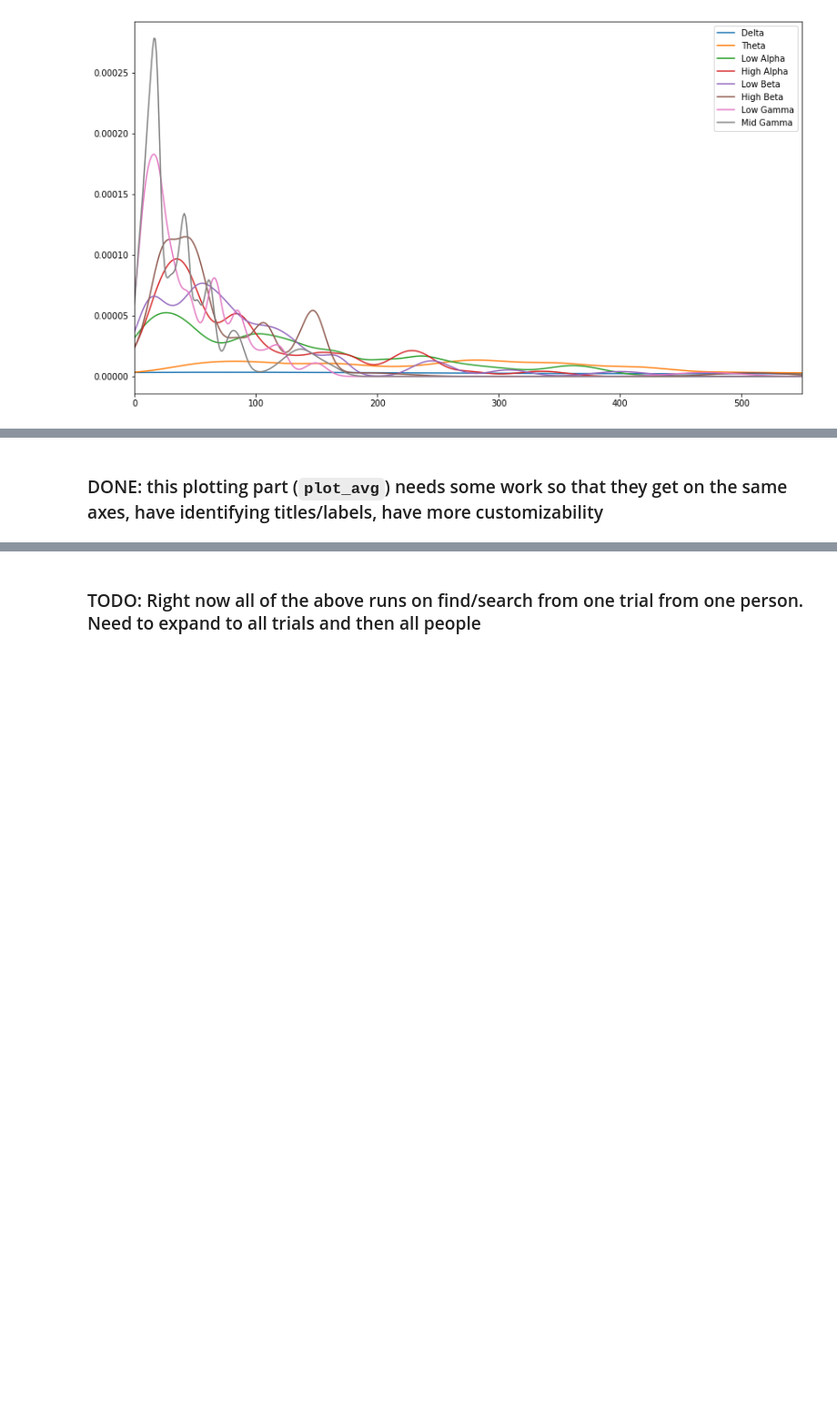
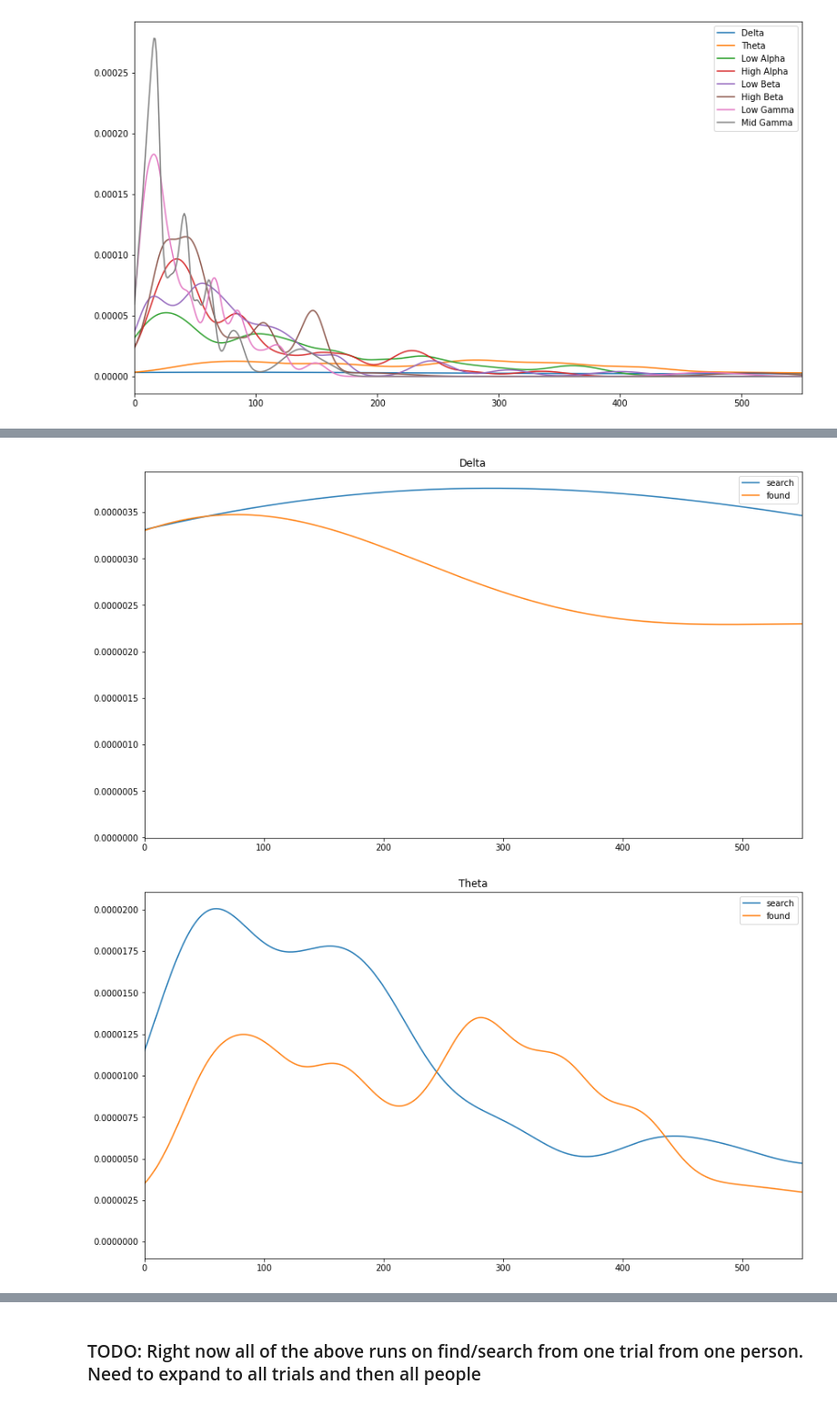
Before and after one commit to c1rowe/cogs189final, a Jupyter notebook: Epoching_and_averaging III.ipynb, the cells around one changed output, grey strips where cells are left out. Shown at 91% size. Cells and saved outputs as stored; diff of their text form; code cells hidden in the pictures; blank space fills up the shorter version.

Commit message:
added individual brainwave graphs

```diff
--- a/Epoching_and_averaging III.ipynb
+++ b/Epoching_and_averaging III.ipynb
@@ -306,8 +295,8 @@ def split_epoch_trials(trials_, labels_):
 # %%
 # Get trial paths and names
 # (quick and dirty windows ver.)
-filenames =  ['alberto_trial.csv', 'cece_trial.csv', 'chase_trial.csv', 'huiyu_trial.csv',
-              'waldorecording_ahsan1.csv', 'waldorecording_ahsan2.csv']
+filenames =  ['./trials/alberto_trial.csv', './trials/cece_trial.csv', './trials/chase_trial 2.csv', './trials/huiyu_trial.csv',
+              './trials/waldorecording_ahsan1.csv', './trials/waldorecording_ahsan2.csv']
 trial_labels = ['alberto','cece','chase','huiyu','ahsan','isaac']
 # %%
 # Read and process all trials
@@ -477,2 +435,0 @@ found_mean, found_density_mat = average_densities(found_list[0])
-# %% [markdown]
-### DONE: this plotting part (`plot_avg`) needs some work so that they get on the same axes, have identifying titles/labels, have more customizability
@@ -491,0 +436,12 @@ plt.show()
+# %%
+cols = list(search_df.columns)[0:len(list(search_df.columns))-1]
+for c in cols:
+    search_df[c].plot(figsize=(14,8), label ='search')
+    found_df[c].plot(figsize=(14,8),label ='found')
+    plt.title(c)
+    plt.legend()
+    plt.xlim(0,550)
+    plt.show()
+# %% [output]
+[figure, added]
+[figure, added]
```
Also changed, not shown: parts of 15 cells of this notebook.
